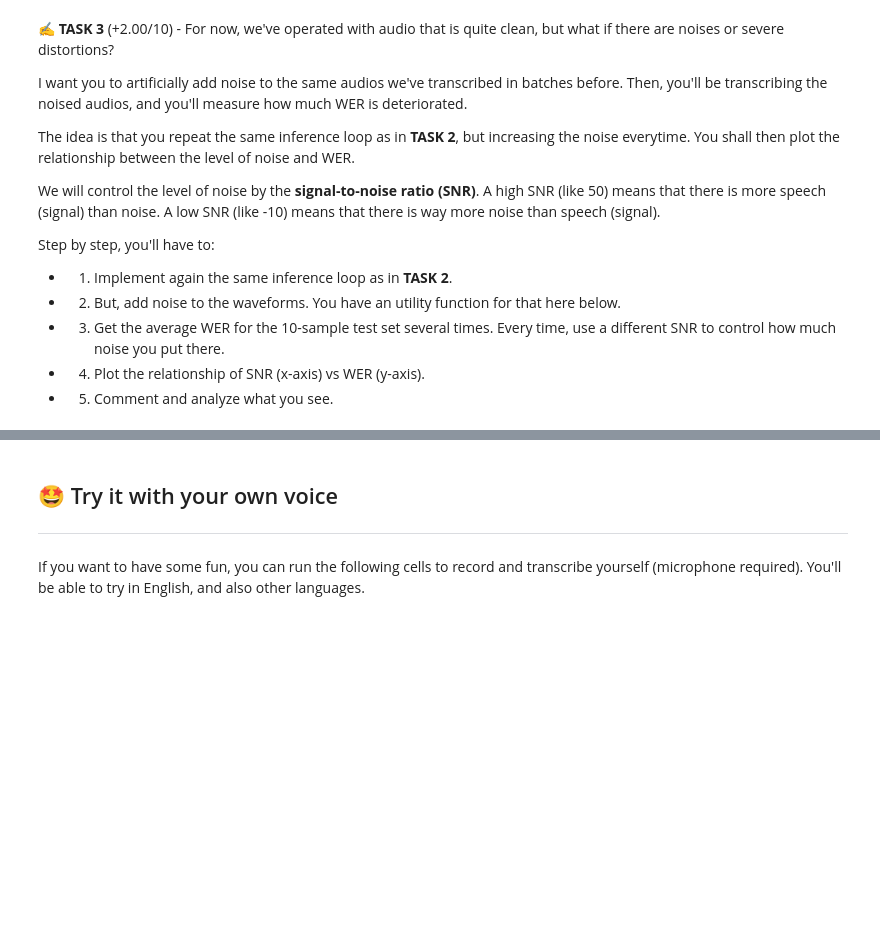
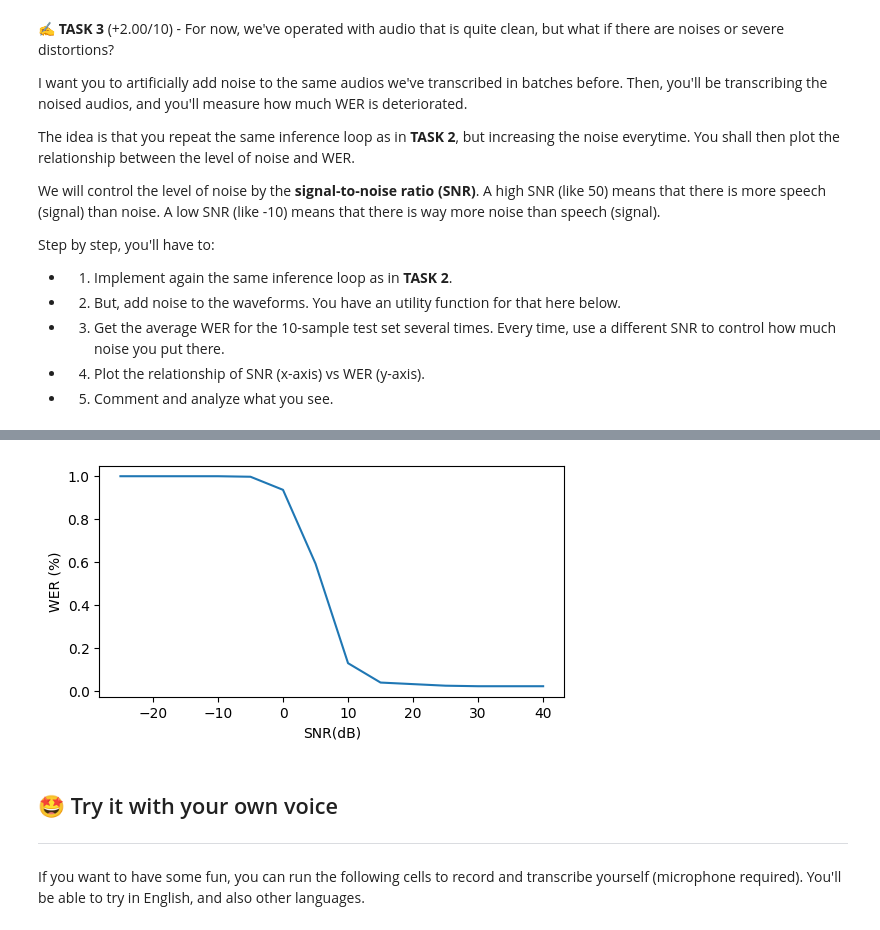
Before and after one commit to inesbroto/NLI_Chatbot, a Jupyter notebook: L4-B_ASR_CTC.ipynb, the cells around one changed output, grey strips where cells are left out. Drawn from its saved outputs; the diff is of its cells as text; code cells hidden in the pictures; blank space fills up the shorter version.

```diff
--- a/L4-B_ASR_CTC.ipynb
+++ b/L4-B_ASR_CTC.ipynb
@@ -373,18 +373,16 @@ iteration = 0
 for batch in tqdm(dm.test_dataloader()):
     waveforms, transcripts = batch
     refs += transcripts
-
     print(waveforms.shape)
     # TASK 2: obtain the transcript from the waveform.
     # TASK 2a: go from waveforms -> logits
-    output_logits = model.forward(waveforms[index]).logits
+    waveforms = waveforms.squeeze(1)
+    output_logits = model.forward(waveforms).logits
     # TASK 2b: go from logits -> predicted token IDs, with torch.argmax
-    predicted_ids = torch.argmax(output_logits, dim=2).squeeze()
+    predicted_ids = torch.argmax(output_logits, dim=2)#.squeeze()
     # TASK 2c: go from predicted token IDs, to the final text string, with tokenizer's batch_decode(...) function.
-    #pred_transcripts = tokenizer.batch_decode(predicted_tokens)
-
+    pred_transcripts =tokenizer.batch_decode(predicted_ids)
     preds += pred_transcripts
-
     iteration += 1
 
     if iteration == stop_at:
@@ -452,5 +513,14 @@ y_wers = [] # You'll be storing here the average WER value of the test set, as a
 # %%
+import matplotlib.pyplot as plt
 # Plot here the relation between SNRs (x-axis) and WERs (y-axis)
+
+plt.figure(figsize=(6,3))
+plt.plot(x_snrs,y_wers)
+plt.xlabel('SNR(dB)')
+plt.ylabel('WER (%)')
+plt.show()
+# %% [output]
+[figure, added]
 # %%
 # Reason here what you see about the relation between SNR and WER.
 print("")
```
Also changed, not shown: parts of 3 cells of this notebook.
